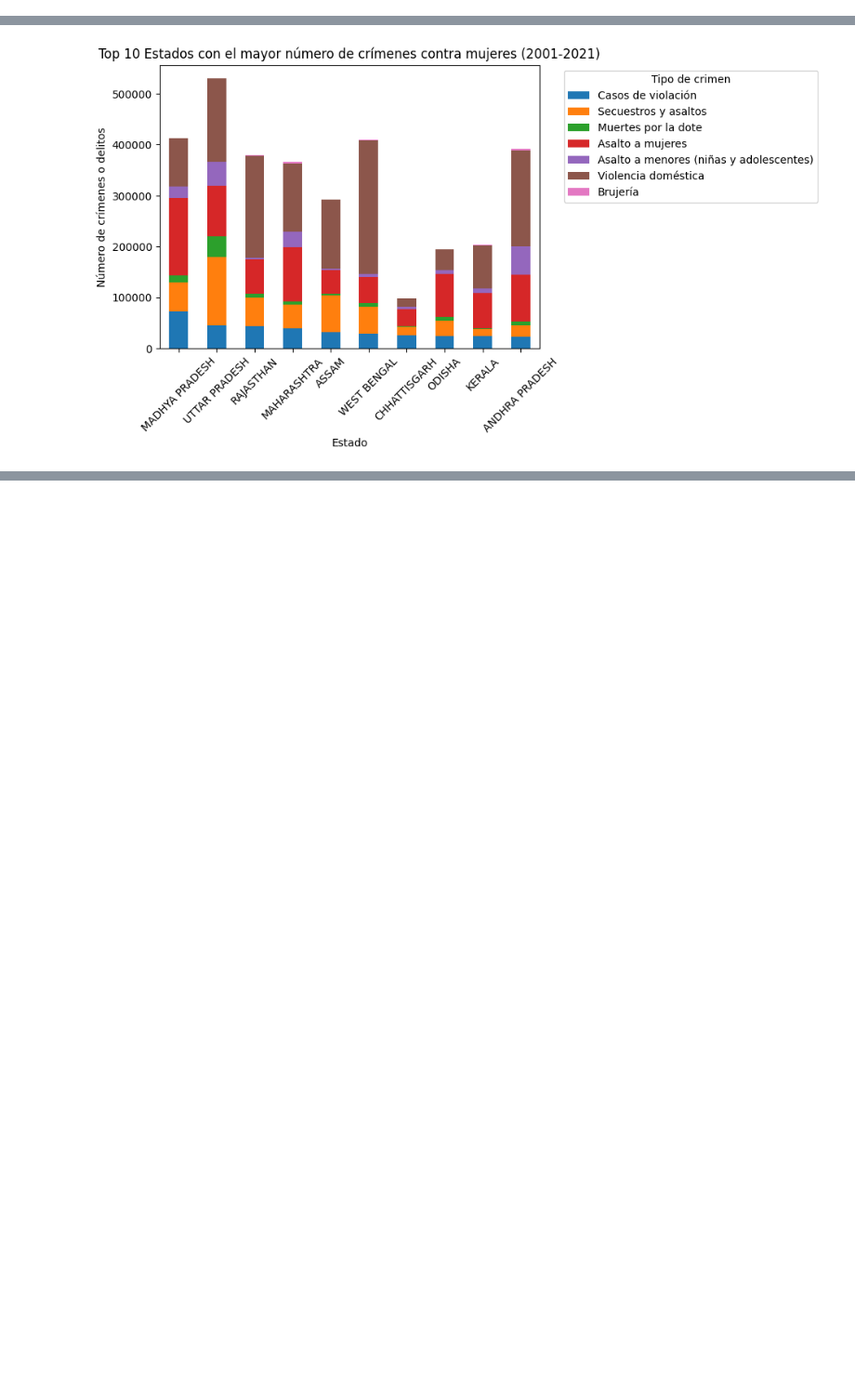
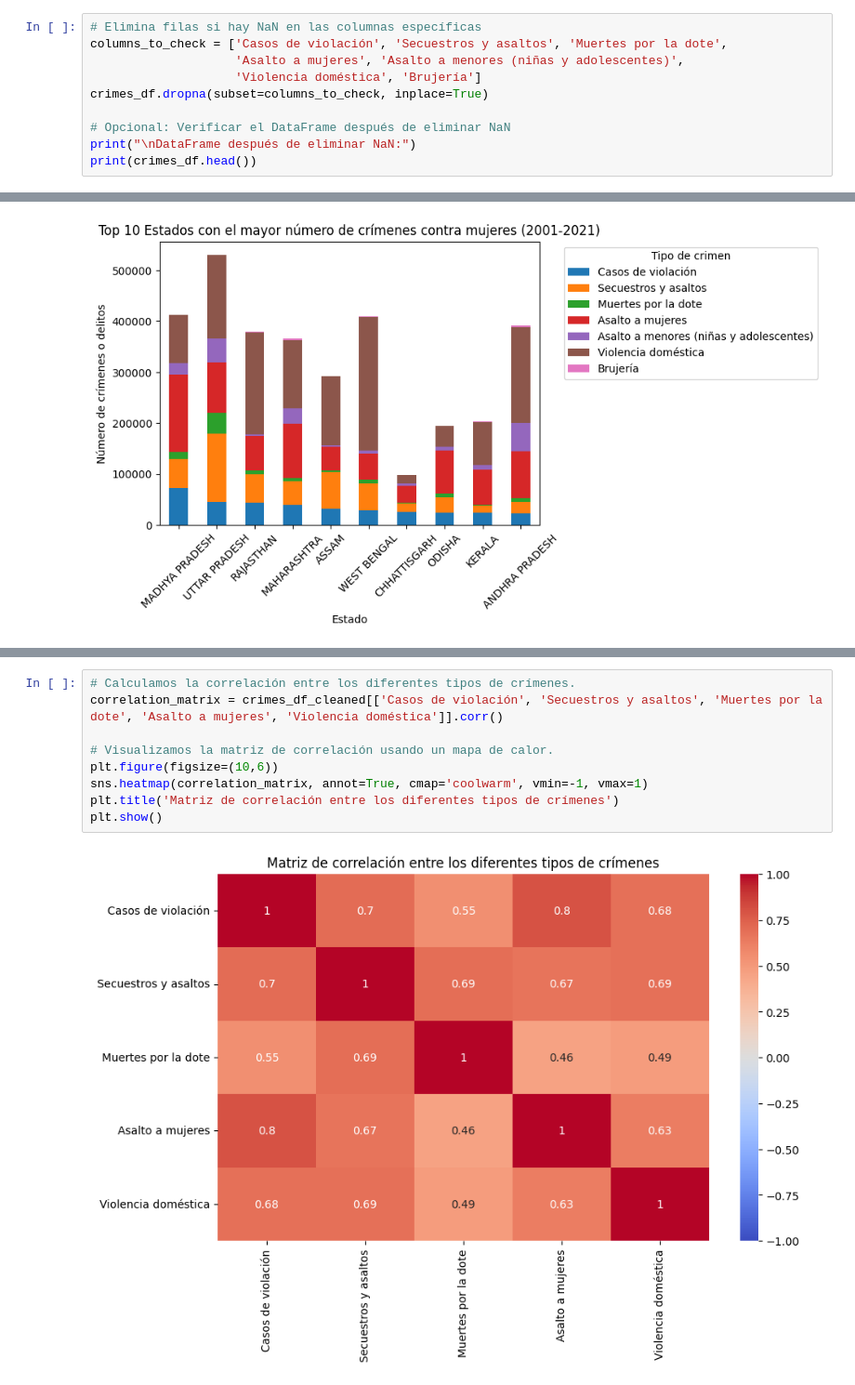
Before and after one commit to Esme-Sanc/proyecto1, a Jupyter notebook: main.ipynb, the cells around one changed output, grey strips where cells are left out. Shown at 93% size. Drawn from its saved outputs; the diff is of its cells as text; blank space fills up the shorter version.

```diff
--- a/main.ipynb
+++ b/main.ipynb
@@ -82,3 +130,13 @@ Index(['Unnamed: 0', 'Estado', 'Año', 'Casos de violación',
        'Asalto a menores (niñas y adolescentes)', 'Violencia doméstica',
        'Brujería'],
       dtype='object')
+# %%
+# Elimina filas si hay NaN en las columnas específicas
+columns_to_check = ['Casos de violación', 'Secuestros y asaltos', 'Muertes por la dote',
+                    'Asalto a mujeres', 'Asalto a menores (niñas y adolescentes)',
+                    'Violencia doméstica', 'Brujería']
+crimes_df.dropna(subset=columns_to_check, inplace=True)
+
+# Opcional: Verificar el DataFrame después de eliminar NaN
+print("\nDataFrame después de eliminar NaN:")
+print(crimes_df.head())
@@ -266,0 +598,11 @@ fig.show()
+# %%
+# Calculamos la correlación entre los diferentes tipos de crímenes.
+correlation_matrix = crimes_df_cleaned[['Casos de violación', 'Secuestros y asaltos', 'Muertes por la dote', 'Asalto a mujeres', 'Violencia doméstica']].corr()
+
+# Visualizamos la matriz de correlación usando un mapa de calor.
+plt.figure(figsize=(10,6))
+sns.heatmap(correlation_matrix, annot=True, cmap='coolwarm', vmin=-1, vmax=1)
+plt.title('Matriz de correlación entre los diferentes tipos de crímenes')
+plt.show()
+# %% [output]
+[figure, added]
```
Also changed, not shown: parts of 25 cells of this notebook, 1 other file.
